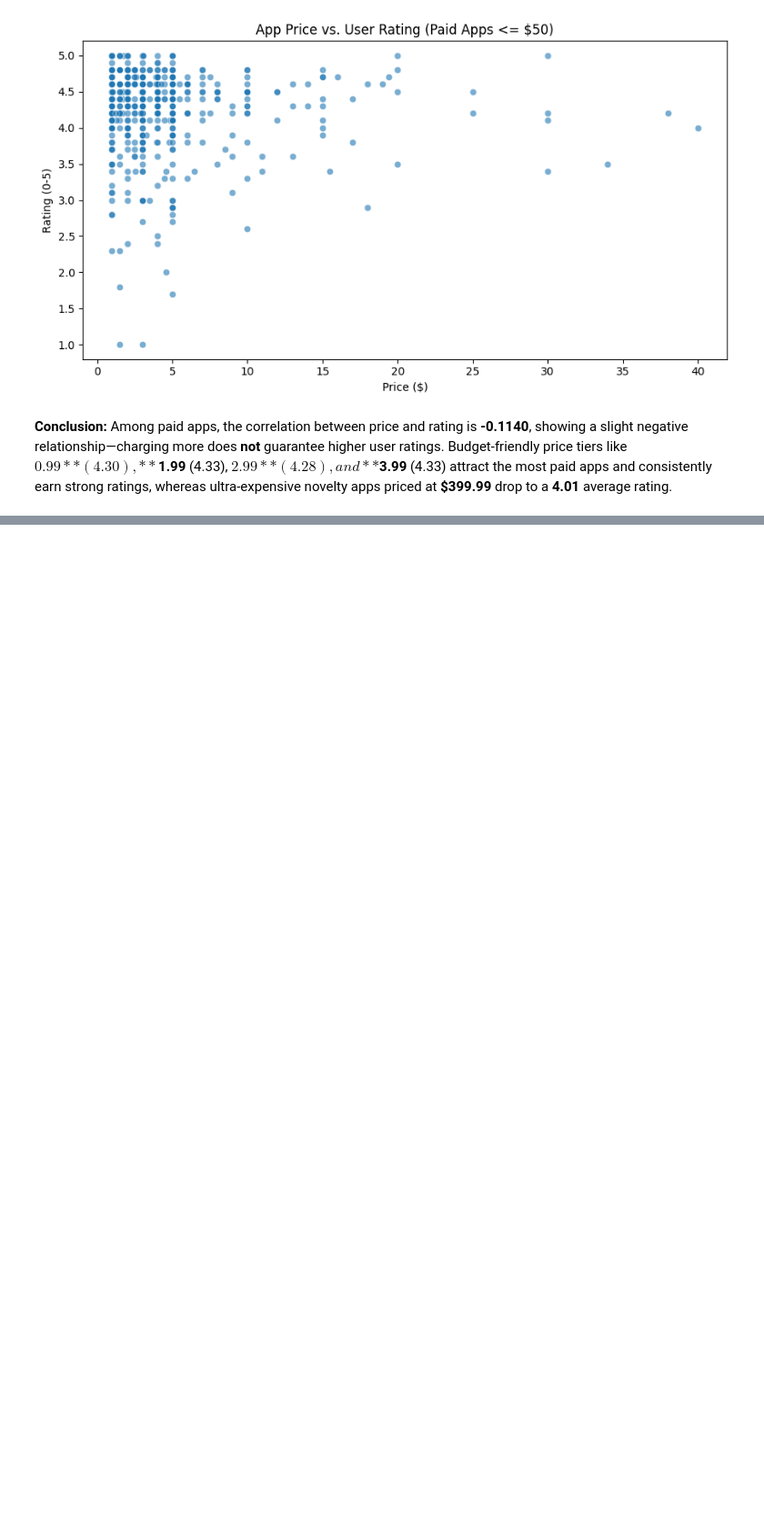
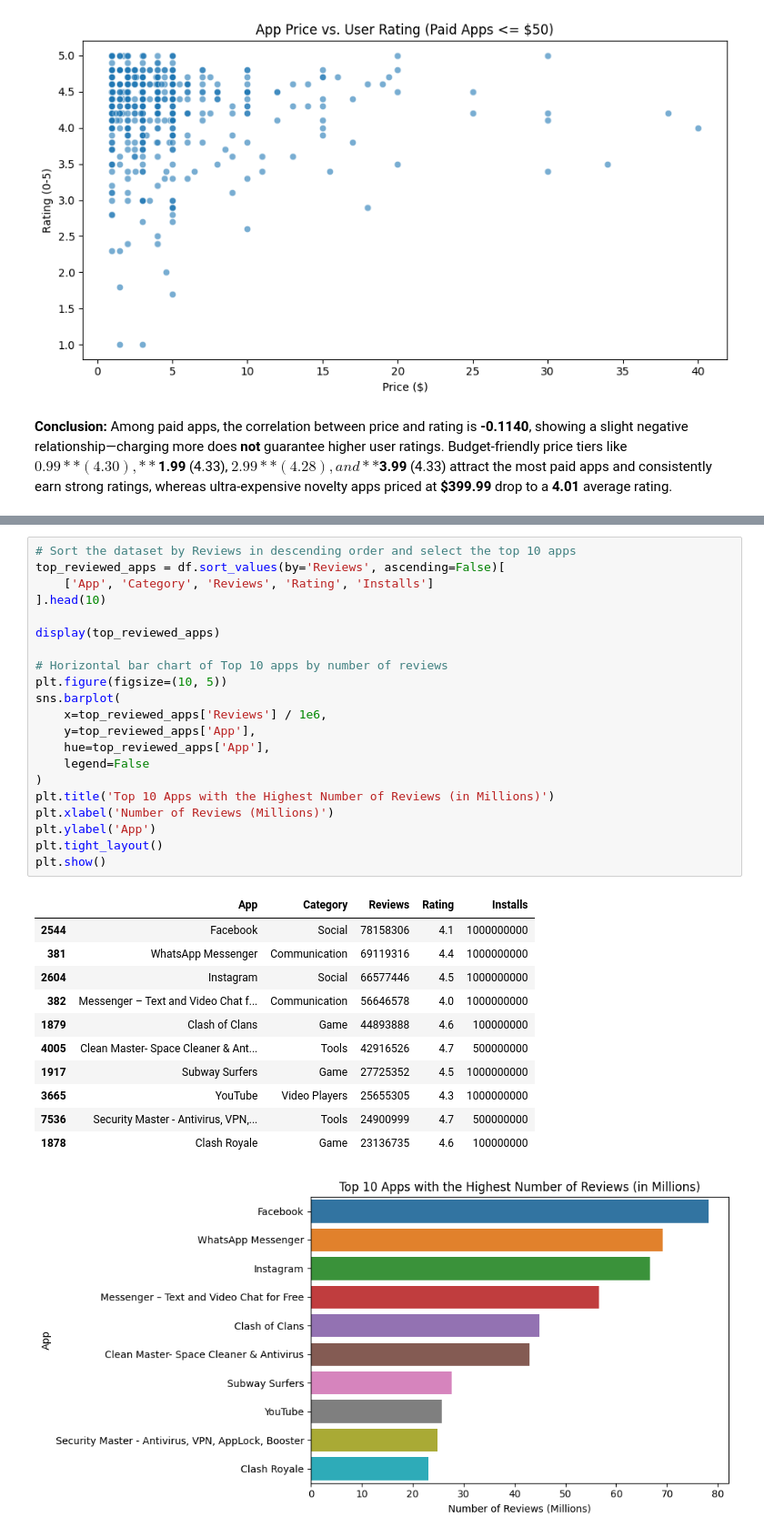
Before and after one commit to eishutamori/App-Insights-EDA, a Jupyter notebook: notebooks/EDA01_App_Insights_Analysis.ipynb, the cells around one changed output, grey strips where cells are left out. Shown at 91% size. Drawn from its saved outputs; the diff is of its cells as text; blank space fills up the shorter version.

```diff
--- a/notebooks/EDA01_App_Insights_Analysis.ipynb
+++ b/notebooks/EDA01_App_Insights_Analysis.ipynb
@@ -709,0 +625,34 @@ Apps not updated since 2015 (<= 2015): 801 out of 9659 apps (8.29%)
+# %%
+# Sort the dataset by Reviews in descending order and select the top 10 apps
+top_reviewed_apps = df.sort_values(by='Reviews', ascending=False)[
+    ['App', 'Category', 'Reviews', 'Rating', 'Installs']
+].head(10)
+
+display(top_reviewed_apps)
+
+# Horizontal bar chart of Top 10 apps by number of reviews
+plt.figure(figsize=(10, 5))
+sns.barplot(
+    x=top_reviewed_apps['Reviews'] / 1e6,
+    y=top_reviewed_apps['App'],
+    hue=top_reviewed_apps['App'],
+    legend=False
+)
+plt.title('Top 10 Apps with the Highest Number of Reviews (in Millions)')
+plt.xlabel('Number of Reviews (Millions)')
+plt.ylabel('App')
+plt.tight_layout()
+plt.show()
+# %% [output]
+|  | App | Category | Reviews | Rating | Installs |
+| 2544 | Facebook | Social | 78158306 | 4.1 | 1000000000 |
+| 381 | WhatsApp Messenger | Communication | 69119316 | 4.4 | 1000000000 |
+| 2604 | Instagram | Social | 66577446 | 4.5 | 1000000000 |
+| 382 | Messenger – Text and Video Chat f... | Communication | 56646578 | 4.0 | 1000000000 |
+| 1879 | Clash of Clans | Game | 44893888 | 4.6 | 100000000 |
+| 4005 | Clean Master- Space Cleaner & Ant... | Tools | 42916526 | 4.7 | 500000000 |
+| 1917 | Subway Surfers | Game | 27725352 | 4.5 | 1000000000 |
+| 3665 | YouTube | Video Players | 25655305 | 4.3 | 1000000000 |
+| 7536 | Security Master - Antivirus, VPN,... | Tools | 24900999 | 4.7 | 500000000 |
+| 1878 | Clash Royale | Game | 23136735 | 4.6 | 100000000 |
+[figure, added]
```
Also changed, not shown: parts of 41 cells of this notebook.
